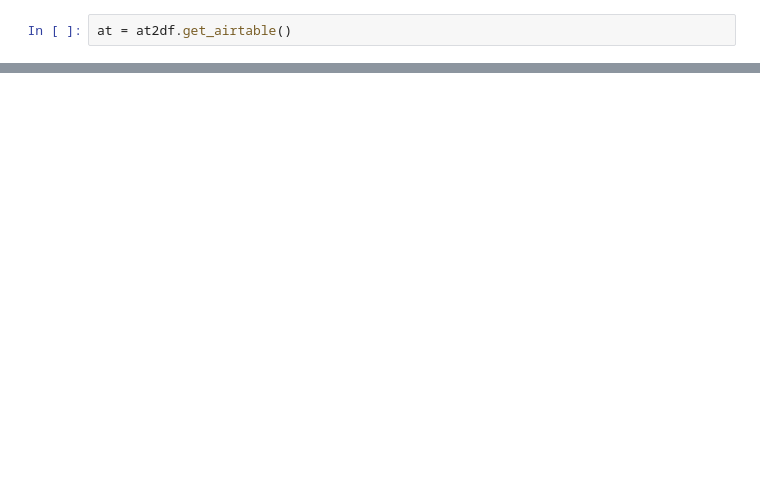
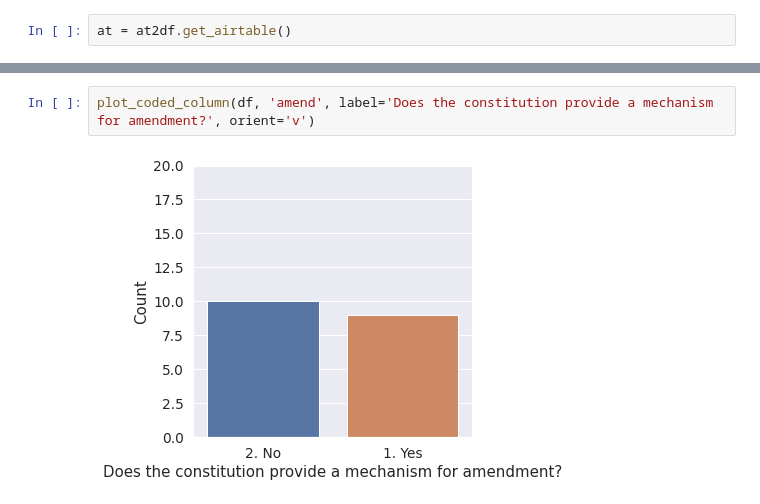
Before and after one commit to notchia/metagov, a Jupyter notebook: constitution_model.ipynb, the cells around one changed output, grey strips where cells are left out. Drawn from its saved outputs; the diff is of its cells as text; blank space fills up the shorter version.

```diff
--- a/constitution_model.ipynb
+++ b/constitution_model.ipynb
@@ -55,0 +94,4 @@ plot_coded_column('goals_code', label='Goal')
+# %%
+plot_coded_column(df, 'amend', label='Does the constitution provide a mechanism for amendment?', orient='v')
+# %% [output]
+[figure, added]
```
Also changed, not shown: parts of 10 cells of this notebook.
